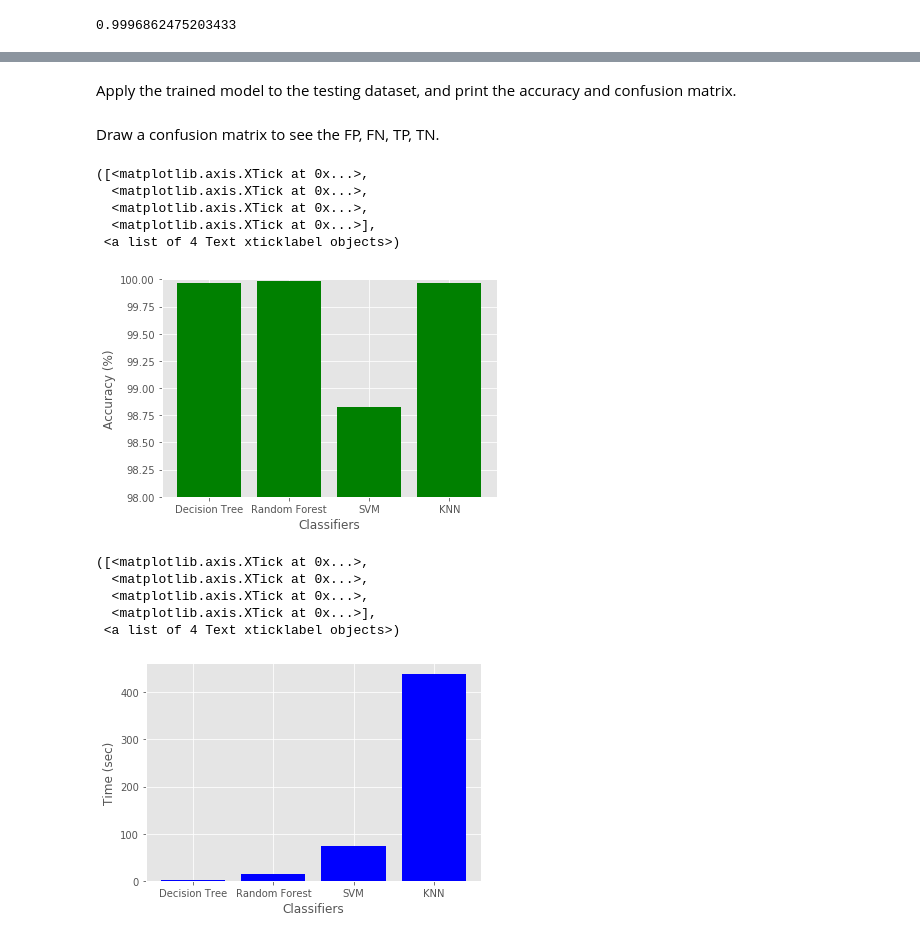
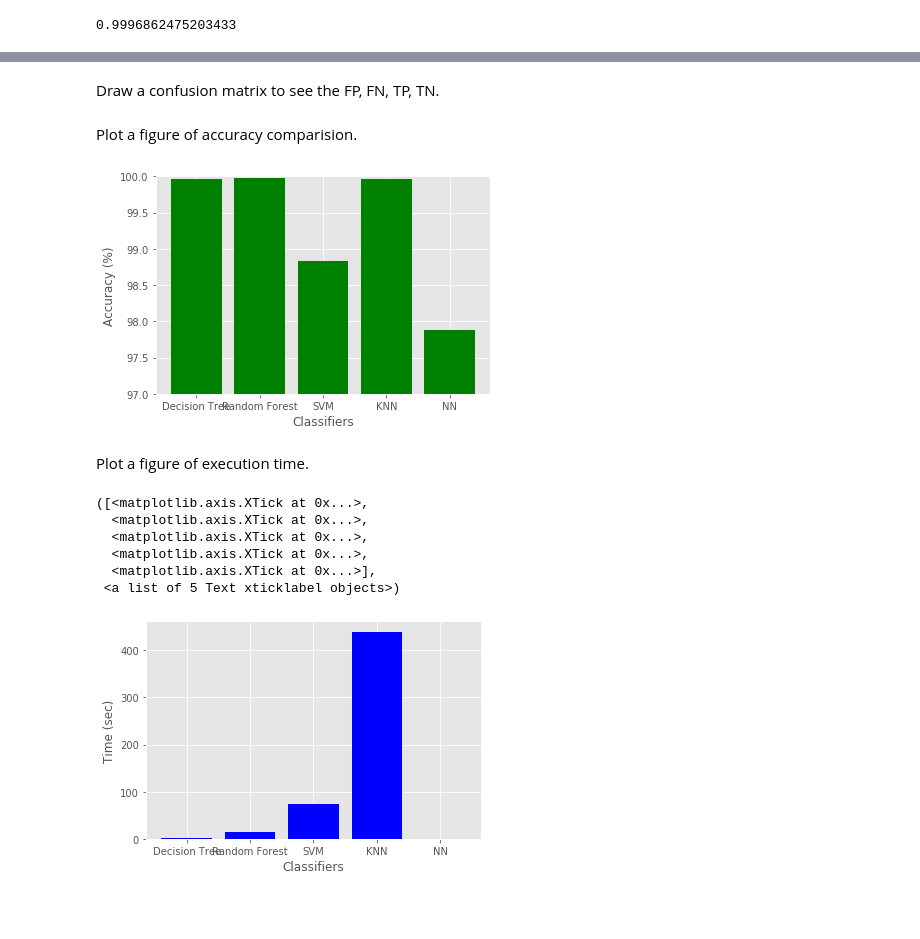
Before and after one commit to ohnoholly/Flow_Learning, a Jupyter notebook: Benchmark/KDD99_benchmark.ipynb, the cells around one changed output, grey strips where cells are left out. Cells and saved outputs as stored; diff of their text form; code cells hidden in the pictures; blank space fills up the shorter version.

Commit message:
Add Naive Bayes

```diff
--- a/Benchmark/KDD99_benchmark.ipynb
+++ b/Benchmark/KDD99_benchmark.ipynb
@@ -222,0 +238,7 @@ print(ac_KNN)
+# %%
+from sklearn.naive_bayes import GaussianNB
+start_time = time.time()
+clf = GaussianNB()
+clf.fit(train_x, train_y)
+rtime_NN = time.time() - start_time
+print(rtime_NN)
@@ -222,0 +247,3 @@ print(ac_KNN)
+# %%
+ac_NN = clf.score(test_x, test_y)
+print(ac_NN)
@@ -225,2 +259,0 @@ print(ac_KNN)
-# %% [markdown]
-Apply the trained model to the testing dataset, and print the accuracy and confusion matrix.
@@ -233,27 +262,27 @@ Draw a confusion matrix to see the FP, FN, TP, TN.
 # %%
 from sklearn.metrics import confusion_matrix
 print(confusion_matrix(prid, test_y))
+# %% [markdown]
+Plot a figure of accuracy comparision.
 # %%
-accuracy = [ac_DT*100, ac_RF*100, ac_SVM*100, ac_KNN*100]
-classifier = ['Decision Tree', 'Random Forest', 'SVM', 'KNN']
+accuracy = [ac_DT*100, ac_RF*100, ac_SVM*100, ac_KNN*100, ac_NN*100]
+classifier = ['Decision Tree', 'Random Forest', 'SVM', 'KNN', 'NN']
 plot.style.use('ggplot')
 x_pos = [i for i, _ in enumerate(classifier)]
 low = min(accuracy)
 high = max(accuracy)
 plot.ylim([math.floor(low-0.2*(high-low)), math.floor(high+0.1*(high-low))])
 plot.bar(x_pos, accuracy, color='green')
 plot.xlabel("Classifiers")
 plot.ylabel("Accuracy (%)")
 plot.xticks(x_pos, classifier)
+plot.show()
 # %% [output]
-([<matplotlib.axis.XTick at 0x...>,
-  <matplotlib.axis.XTick at 0x...>,
-  <matplotlib.axis.XTick at 0x...>,
-  <matplotlib.axis.XTick at 0x...>],
- <a list of 4 Text xticklabel objects>)
-[figure, old version]
+[figure, new version]
+# %% [markdown]
+Plot a figure of execution time.
 # %%
-runtime = [rtime_DT, rtime_RF, rtime_SVM, rtime_KNN]
+runtime = [rtime_DT, rtime_RF, rtime_SVM, rtime_KNN, rtime_NN]
 x_pos = [i for i, _ in enumerate(classifier)]
 plot.bar(x_pos, runtime, color='blue')
 plot.xlabel("Classifiers")
@@ -263,6 +292,7 @@ plot.xticks(x_pos, classifier)
 ([<matplotlib.axis.XTick at 0x...>,
   <matplotlib.axis.XTick at 0x...>,
   <matplotlib.axis.XTick at 0x...>,
+  <matplotlib.axis.XTick at 0x...>,
   <matplotlib.axis.XTick at 0x...>],
- <a list of 4 Text xticklabel objects>)
+ <a list of 5 Text xticklabel objects>)
-[figure, old version]
+[figure, new version]
```
Also changed, not shown: parts of 11 cells of this notebook.
